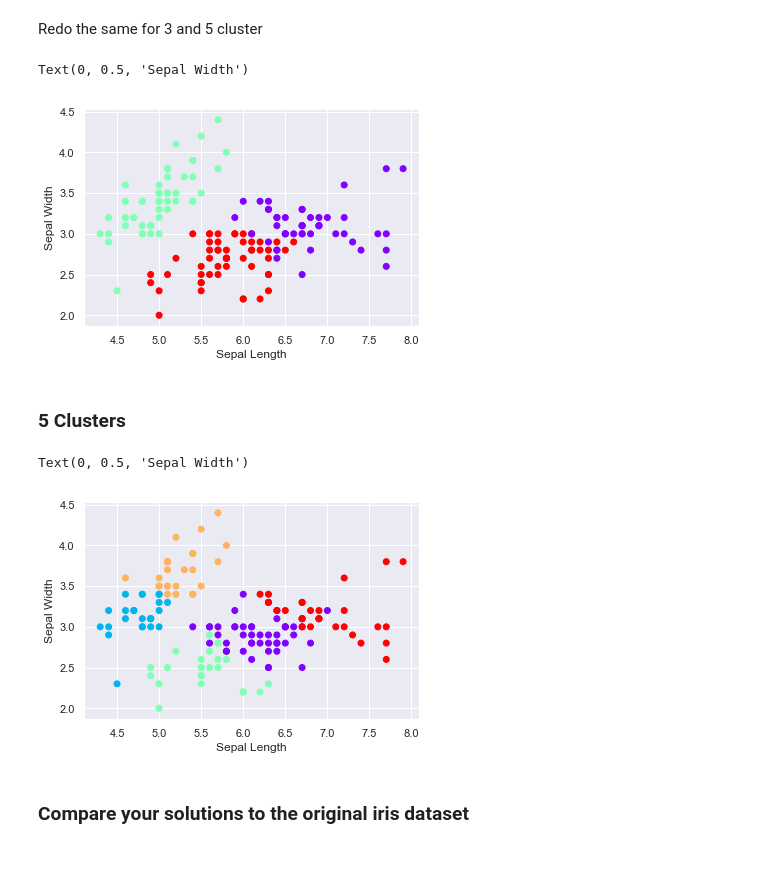
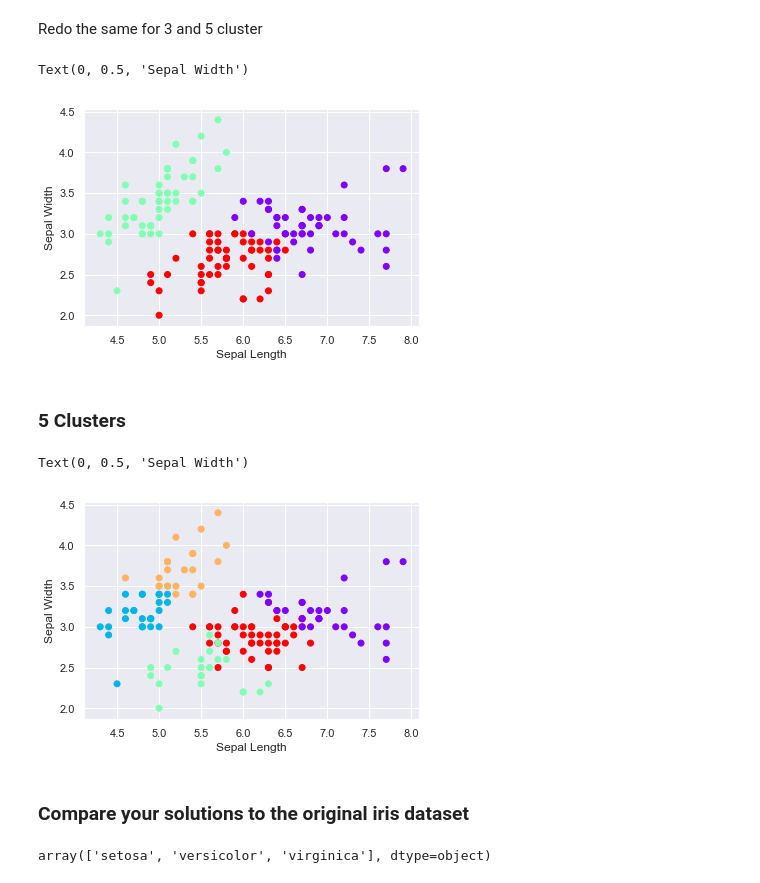
Before and after one commit to Andre-Williams22/Data-Science-ML-Courses, a Jupyter notebook: 365-DataScience/Advanced-Statistical-Methods/Clustering Species Segmentation.ipynb, the cells around one changed output. Drawn from its saved outputs; the diff is of its cells as text; code cells hidden in the pictures.

Commit message:
finishes clustering analysis on Iris dataset

```diff
--- a/365-DataScience/Advanced-Statistical-Methods/Clustering Species Segmentation.ipynb
+++ b/365-DataScience/Advanced-Statistical-Methods/Clustering Species Segmentation.ipynb
@@ -168,37 +168,37 @@ Construct a scatter plot of the original data using the standardized clusters
 Redo the same for 3 and 5 cluster
 # %%
 # Fiddle with k (the number of clusters) based on the elbow
-kmeans_new = KMeans(3)
+kmeans_3 = KMeans(3)
 # Fit the data
-kmeans_new.fit(x_scaled)
+kmeans_3.fit(x_scaled)
 # Create a new data frame with the predicted clusters
-clusters_new = x.copy()
-clusters_new['cluster_pred'] = kmeans_new.fit_predict(x_scaled)
+clusters_3 = x.copy()
+clusters_3['cluster_pred'] = kmeans_3.fit_predict(x_scaled)
 # %%
 # create a scatter plot based on two corresponding features (sepal_length and sepal_width; OR petal_length and petal_width)
-plt.scatter(clusters_new['sepal_length'],clusters_new['sepal_width'],c=clusters_new['cluster_pred'],cmap='rainbow')
+plt.scatter(clusters_new['sepal_length'],clusters_3['sepal_width'],c=clusters_3['cluster_pred'],cmap='rainbow')
 plt.xlabel('Sepal Length')
 plt.ylabel('Sepal Width')
 # %% [output]
 Text(0, 0.5, 'Sepal Width')
-[figure, old version]
+[figure, new version]
 # %% [markdown]
 ### 5 Clusters
 # %%
 # Fiddle with k (the number of clusters) based on the elbow
-kmeans_new = KMeans(5)
+kmeans_5 = KMeans(5)
 # Fit the data
-kmeans_new.fit(x_scaled)
+kmeans_5.fit(x_scaled)
 # Create a new data frame with the predicted clusters
-clusters_new = x.copy()
-clusters_new['cluster_pred'] = kmeans_new.fit_predict(x_scaled)
+clusters_5 = x.copy()
+clusters_5['cluster_pred'] = kmeans_5.fit_predict(x_scaled)
 # %%
 # create a scatter plot based on two corresponding features (sepal_length and sepal_width; OR petal_length and petal_width)
-plt.scatter(clusters_new['sepal_length'],clusters_new['sepal_width'],c=clusters_new['cluster_pred'],cmap='rainbow')
+plt.scatter(clusters_5['sepal_length'],clusters_5['sepal_width'],c=clusters_5['cluster_pred'],cmap='rainbow')
 plt.xlabel('Sepal Length')
 plt.ylabel('Sepal Width')
 # %% [output]
 Text(0, 0.5, 'Sepal Width')
-[figure, old version]
+[figure, new version]
 # %% [markdown]
 ### Compare your solutions to the original iris dataset
@@ -204,0 +207,4 @@ Text(0, 0.5, 'Sepal Width')
+# %%
+real_data['species'].unique()
+# %% [output]
+array(['setosa', 'versicolor', 'virginica'], dtype=object)
```
Also changed, not shown: parts of 15 cells of this notebook, 1 other file.
